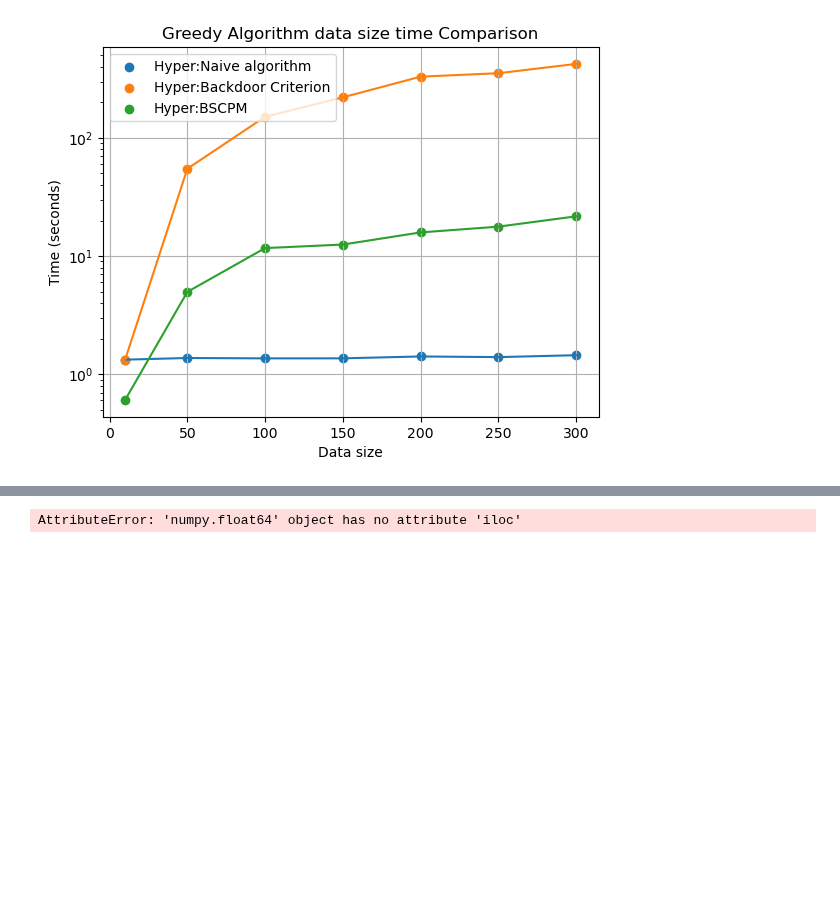
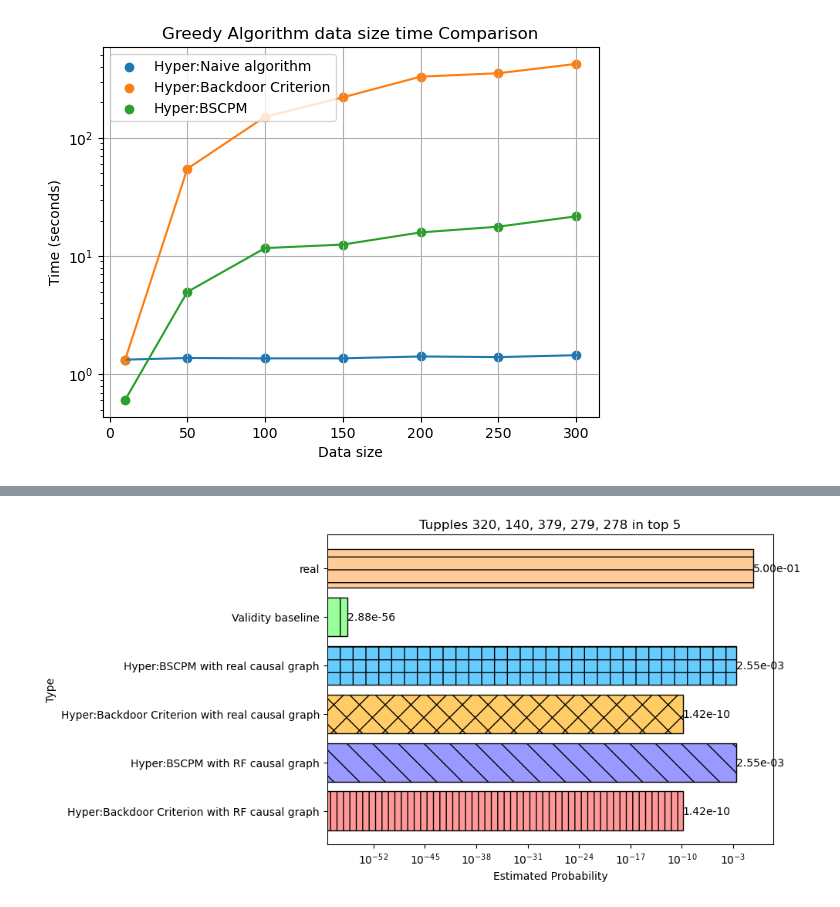
Before and after one commit to sainyam/Hyper-Code, a Jupyter notebook: ranking_query/imdb_redo.ipynb, the cells around one changed output, grey strips where cells are left out. Saved outputs shown, nothing was run; the diff lists cells and outputs as text; code cells hidden in the pictures; blank space fills up the shorter version.

Commit message:
update the graph

```diff
--- a/ranking_query/imdb_redo.ipynb
+++ b/ranking_query/imdb_redo.ipynb
@@ -614,16 +621,17 @@ ranking_funcs.get_prob_backdoor_opt2(new_G_combined_rf, df, 5, {'numVotes':3}, '
+# %%
+theta = 8.772568
+theta_rf = 8.564726
 # %%
-theta = 8.408852
+real_G_bk1 = ranking_funcs.get_prob_backdoor_opt(new_G_combined, df, 5, {'numVotes':2}, 'averageRating',
+                                     {'primaryName':7},'fix',upf.index,theta)
 
-real_G_bk1 = ranking_funcs.get_prob_backdoor_opt(new_G_combined, df, 5, {'numVotes':3}, 'averageRating',
-                                     {'primaryName':3},'fix',[140, 320, 379,216,91],theta)
+rf_G_bk1 = ranking_funcs.get_prob_backdoor_opt(new_G_combined_rf, df, 5, {'numVotes':2}, 'averageRating',
+                                     {'primaryName':7},'fix',upf.index,theta_rf)
 
-rf_G_bk1 = ranking_funcs.get_prob_backdoor_opt(new_G_combined_rf, df, 5, {'numVotes':3}, 'averageRating',
-                                     {'primaryName':3},'fix',[140, 320, 379,216,91],theta)
+real_G_bk2 = ranking_funcs.get_prob_backdoor_opt2(new_G_combined, df, 5, {'numVotes':2}, 'averageRating',
+                                     {'primaryName':7},'fix',upf.index,theta)
 
-real_G_bk2 = ranking_funcs.get_prob_backdoor_opt2(new_G_combined, df, 5, {'numVotes':3}, 'averageRating',
-                                     {'primaryName':3},'fix',[140, 320, 379,216,91],theta)
+rf_G_bk2 = ranking_funcs.get_prob_backdoor_opt2(new_G_combined_rf, df, 5, {'numVotes':2}, 'averageRating',
+                                     {'primaryName':7},'fix',upf.index,theta_rf)
 
-rf_G_bk2 = ranking_funcs.get_prob_backdoor_opt2(new_G_combined_rf, df, 5, {'numVotes':3}, 'averageRating',
-                                     {'primaryName':3},'fix',[140, 320, 379,216,91],theta)
-
-real = 1.0
+real = 0.5
@@ -634,19 +642,10 @@ rf_G_bk2
 # %%
 data = {'Hyper:Backdoor Criterion with RF causal graph': rf_G_bk1.iloc[0],
-        'Hyper:BSCPM with RF causal graph': rf_G_bk2.iloc[0],
+        'Hyper:BSCPM with RF causal graph': rf_G_bk2,
         'Hyper:Backdoor Criterion with real causal graph':real_G_bk1.iloc[0],
-        'Hyper:BSCPM with real causal graph':real_G_bk2.iloc[0],
+        'Hyper:BSCPM with real causal graph':real_G_bk2,
         'Validity baseline':baseline_val,
         'real': real}
-
-# data = {
-#     'Hyper:Backdoor Criterion with RF causal graph': 0.1,
-#     'Hyper:BSCPM with RF causal graph': 0.2,
-#     'Hyper:Backdoor Criterion with real causal graph': 0.3,
-#     'Hyper:BSCPM with real causal graph': 0.4,
-#     'Validity baseline': 0.5,
-#     'real': 0.6,
-# }
 
 types = [
     'Hyper:Backdoor Criterion with RF causal graph',
@@ -666,33 +665,33 @@ colors = {
     'real': '#FFCC99',
 }
 
-titles = ["Ranking Index for 69, 249, 41, 227, 164"]
+titles = ["Tupples 320, 140, 379, 279, 278 in top 5"]
 hatches = ['||', '\\', 'x', '+', '|', '-']
 
 fig, ax = plt.subplots(figsize=(10, 5))
 
 values = [data[t] for t in types]
 keys = types
 colors_list = [colors[t] for t in types]
 
 bars = ax.barh(keys, values, color=colors_list, edgecolor='black')
 
 for bar, hatch in zip(bars, hatches):
     bar.set_hatch(hatch)
 
 ax.set_title(titles[0])
 ax.set_ylabel('Type')
 ax.set_yticks(range(len(keys)))
 ax.set_yticklabels(keys)
 ax.set_xlabel('Estimated Probability')
 ax.set_xscale('log')
 
 for bar, value in zip(bars, values):
     ax.text(bar.get_width(), bar.get_y() + bar.get_height() / 2,
             '{:.2e}'.format(value), va='center')
 
 plt.tight_layout()
-# plt.savefig('ranking_plots/dif_est_prob.png')
+plt.savefig('ranking_plots/dif_est_prob.png')
 plt.show()
 # %% [output]
-AttributeError: 'numpy.float64' object has no attribute 'iloc'
+[figure, added]
```
Also changed, not shown: parts of 6 cells of this notebook, 1 other file.
